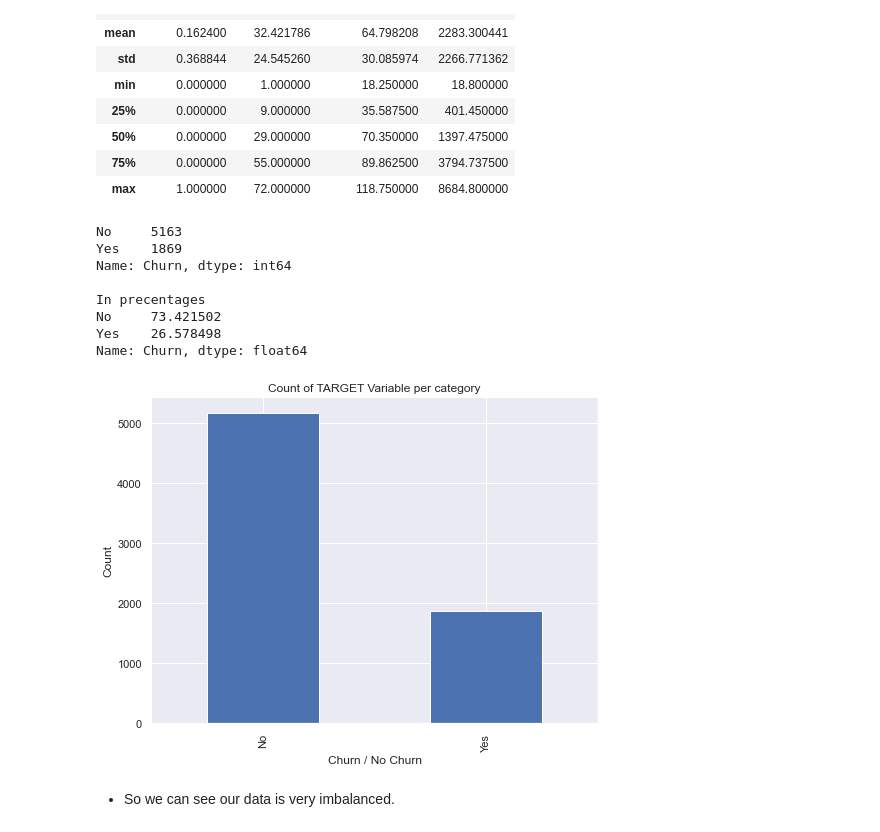
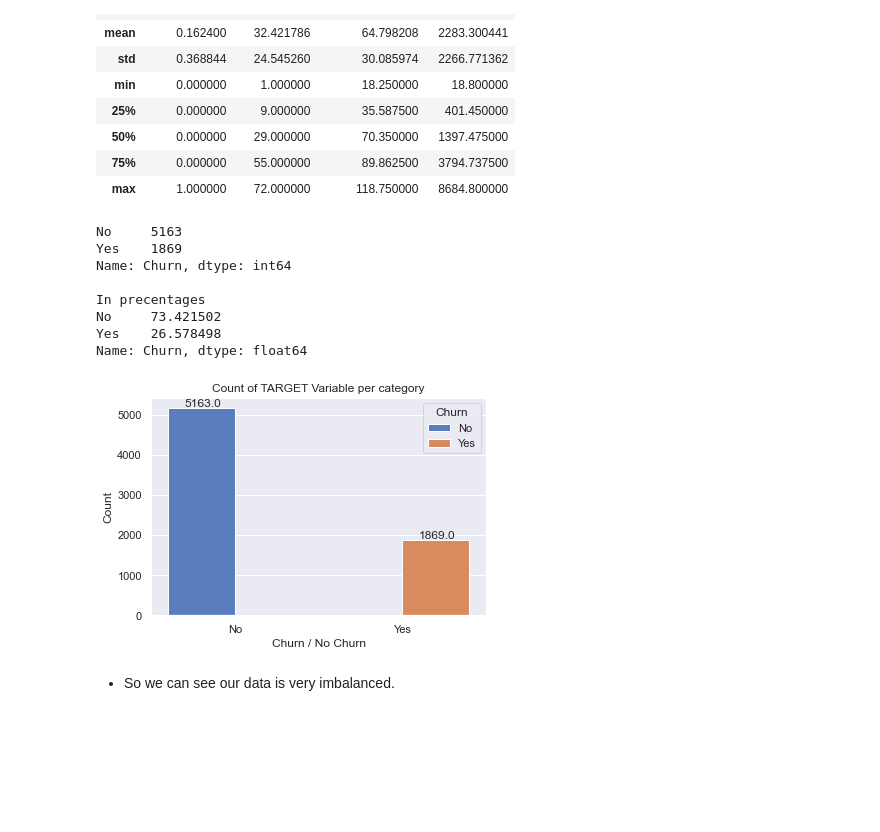
Before and after one commit to dranreb1660/customer-churn-project, a Jupyter notebook: customer_churn.ipynb, the cells around one changed output. Saved outputs shown, nothing was run; the diff lists cells and outputs as text; code cells hidden in the pictures; blank space fills up the shorter version.

```diff
--- a/customer_churn.ipynb
+++ b/customer_churn.ipynb
@@ -16,3 +18,5 @@ import sqlite3
+# %%
+colors = ['deep', 'muted', 'pastel', 'bright', 'dark','colorblind']
 # %%
 #getting aw data and storing in a sqlite database
 data = pd.read_csv("telco_churn.csv")
@@ -142,27 +146,30 @@ data.describe()
 # %%
 #we take a look at the churn/ no charn rate in the data
 print(data['Churn'].value_counts())
 print('')
 print("In precentages")
 print(f"{100*data['Churn'].value_counts(normalize = True)}")
 
 #plotting results
-
-data['Churn'].value_counts().plot(kind='bar', figsize=(8, 6))
+ax = sns.countplot(x='Churn', hue= 'Churn', data = data, palette=random.choice(colors))
+# data['Churn'].value_counts().plot(kind='bar', figsize=(8, 6))
 plt.title("Count of TARGET Variable per category")
 plt.xlabel("Churn / No Churn")
 plt.ylabel("Count")
+for p in ax.patches:
+        ax.annotate('{:}'.format(p.get_height()), (p.get_x()+0.1, p.get_height()+50))
+plt.savefig('./pics/imbalace.png')
 plt.show()
 # %% [output]
 No     5163
 Yes    1869
 Name: Churn, dtype: int64
 
 In precentages
 No     73.421502
 Yes    26.578498
 Name: Churn, dtype: float64
-[figure, old version]
+[figure, new version]
 # %% [markdown]
 * So we can see our data is very imbalanced.
 # %%
```
Also changed, not shown: parts of 107 cells of this notebook, 4 other files.
